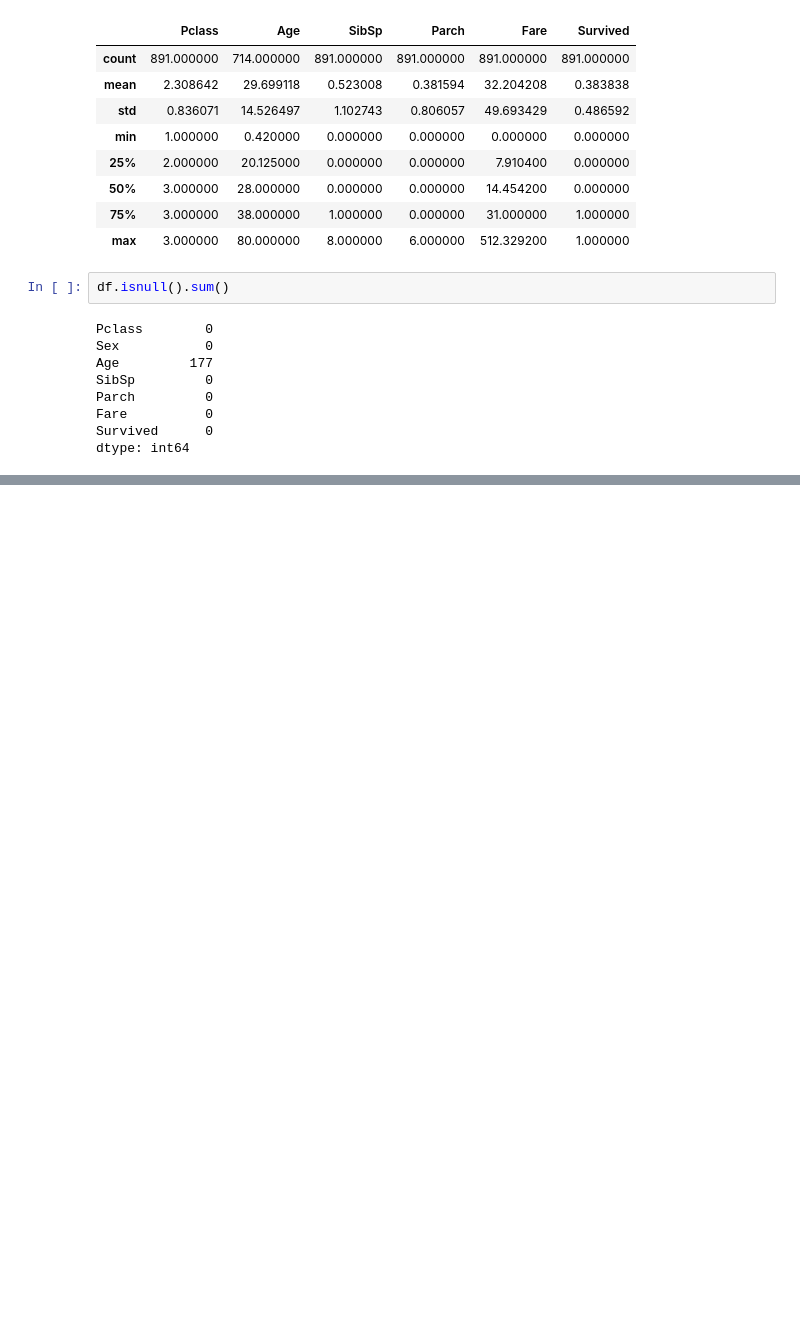
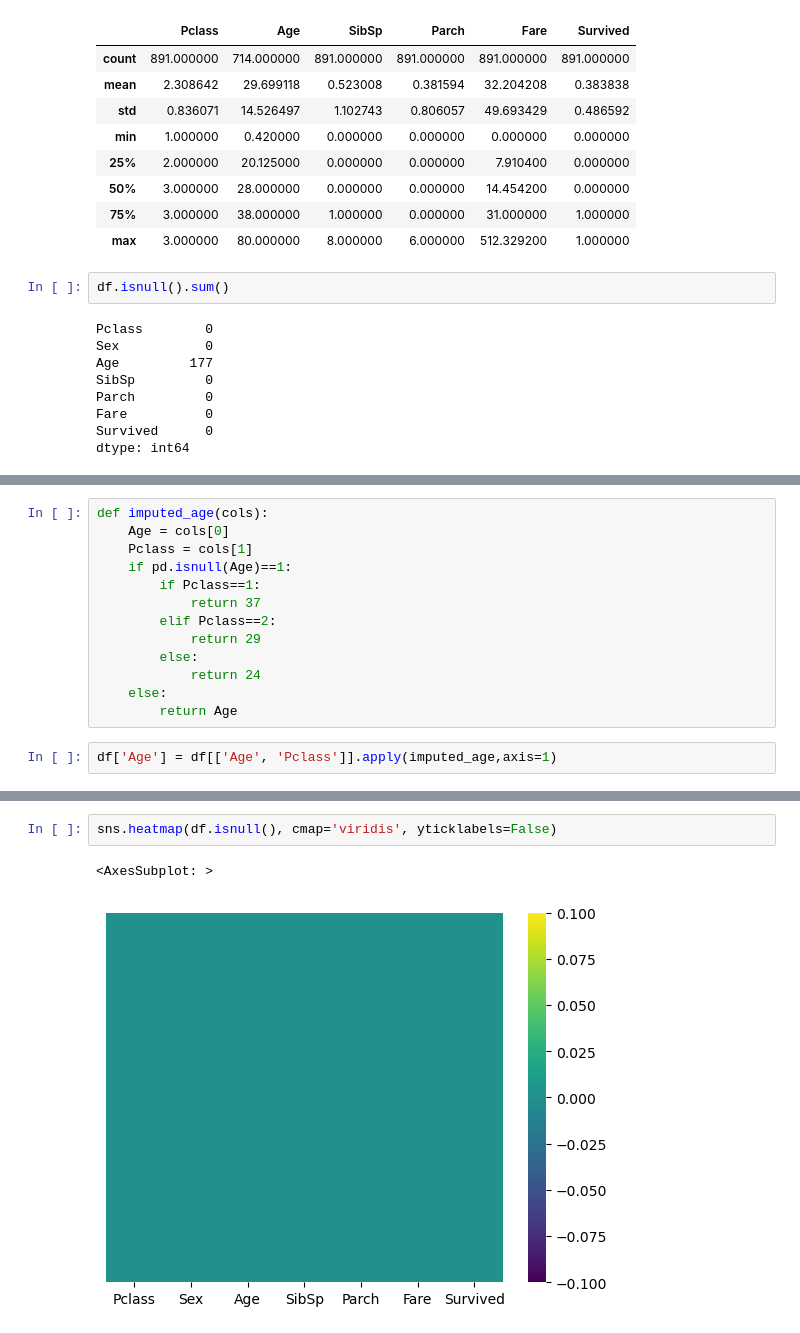
Before and after one commit to chandansinghthakur/ML_assignments, a Jupyter notebook: Assignment_3_Decision_tree.ipynb, the cells around one changed output, grey strips where cells are left out. Drawn from its saved outputs; the diff is of its cells as text; blank space fills up the shorter version.

```diff
--- a/Assignment_3_Decision_tree.ipynb
+++ b/Assignment_3_Decision_tree.ipynb
@@ -122,0 +74,15 @@ def categ(cols):
+# %%
+def imputed_age(cols):
+    Age = cols[0]
+    Pclass = cols[1]
+    if pd.isnull(Age)==1:
+        if Pclass==1:
+            return 37
+        elif Pclass==2:
+            return 29
+        else:
+            return 24
+    else:
+        return Age
+# %%
+df['Age'] = df[['Age', 'Pclass']].apply(imputed_age,axis=1)
@@ -122,0 +115,5 @@ def categ(cols):
+# %%
+sns.heatmap(df.isnull(), cmap='viridis', yticklabels=False)
+# %% [output]
+<AxesSubplot: >
+[figure, added]
```
Also changed, not shown: parts of 26 cells of this notebook.
